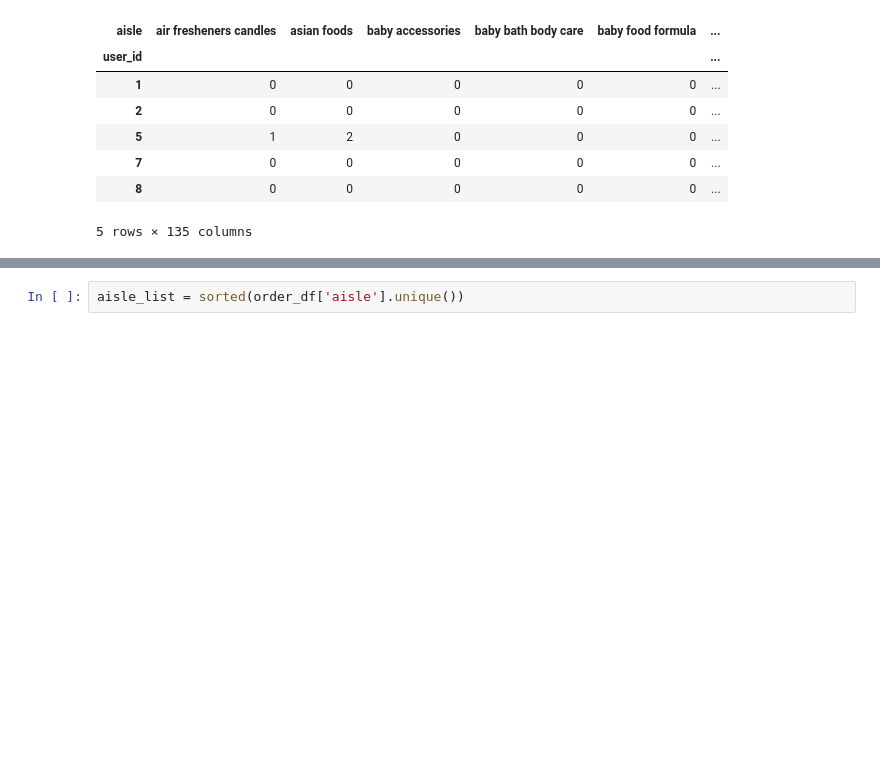
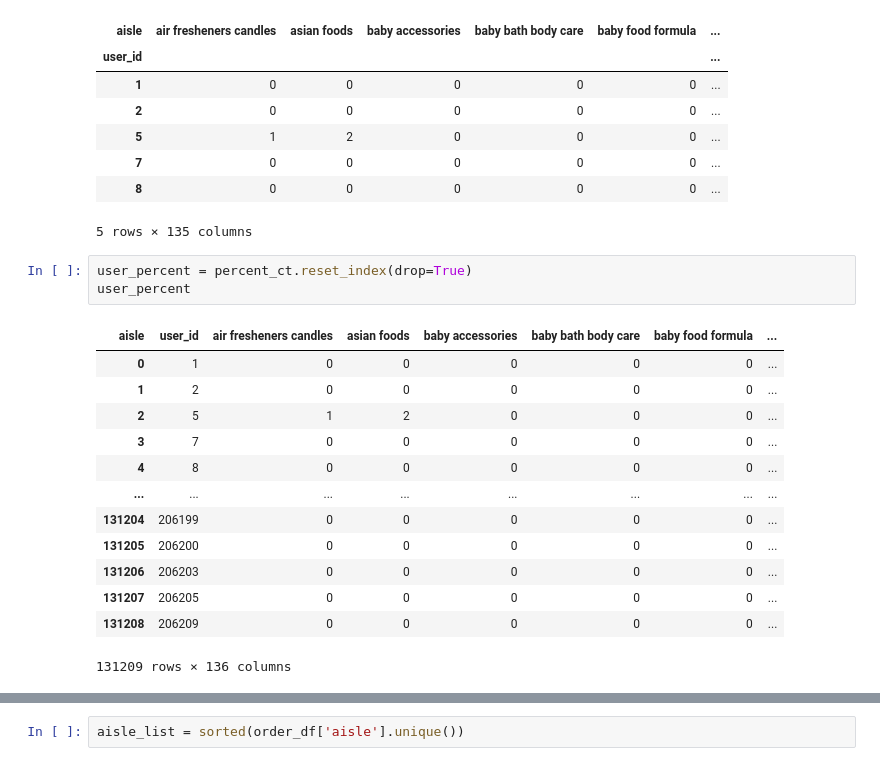
Before and after one commit to beckyydo/retail-machine-learning, a Jupyter notebook: grocery-recommendations.ipynb, the cells around one changed output, grey strips where cells are left out. Cells and saved outputs as stored; diff of their text form; blank space fills up the shorter version.

```diff
--- a/grocery-recommendations.ipynb
+++ b/grocery-recommendations.ipynb
@@ -200,6 +222,23 @@ percent_ct.head()
 | 7 | 0 | 0 | 0 | 0 | 0 | ... |
 | 8 | 0 | 0 | 0 | 0 | 0 | ... |
 5 rows × 135 columns
+# %%
+user_percent = percent_ct.reset_index(drop=True)
+user_percent
+# %% [output]
+| aisle | user_id | air fresheners candles | asian foods | baby accessories | baby bath body care | baby food formula | ... |
+| 0 | 1 | 0 | 0 | 0 | 0 | 0 | ... |
+| 1 | 2 | 0 | 0 | 0 | 0 | 0 | ... |
+| 2 | 5 | 1 | 2 | 0 | 0 | 0 | ... |
+| 3 | 7 | 0 | 0 | 0 | 0 | 0 | ... |
+| 4 | 8 | 0 | 0 | 0 | 0 | 0 | ... |
+| ... | ... | ... | ... | ... | ... | ... | ... |
+| 131204 | 206199 | 0 | 0 | 0 | 0 | 0 | ... |
+| 131205 | 206200 | 0 | 0 | 0 | 0 | 0 | ... |
+| 131206 | 206203 | 0 | 0 | 0 | 0 | 0 | ... |
+| 131207 | 206205 | 0 | 0 | 0 | 0 | 0 | ... |
+| 131208 | 206209 | 0 | 0 | 0 | 0 | 0 | ... |
+131209 rows × 136 columns
 # %%
 # Sum Count of Bought Products in Aisle
 cluster_summary = percent_ct.groupby('cluster').sum()
```
Also changed, not shown: parts of 19 cells of this notebook.
